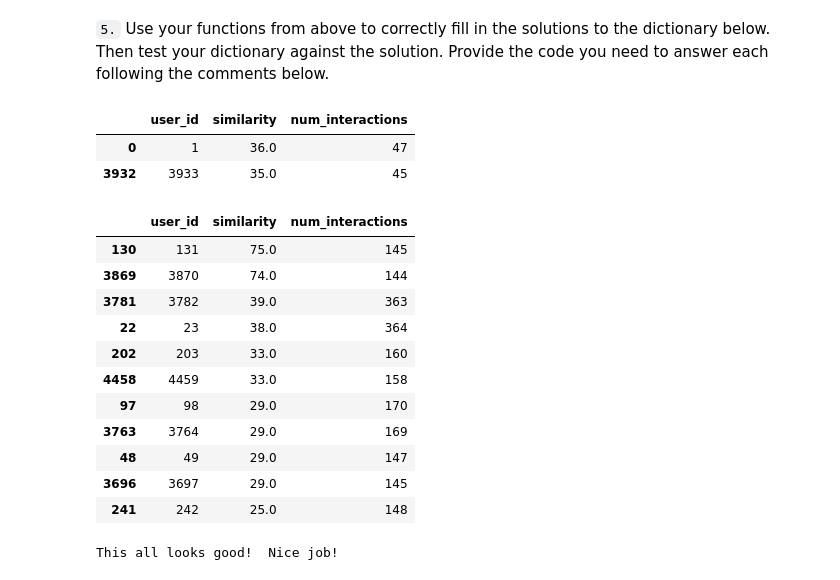
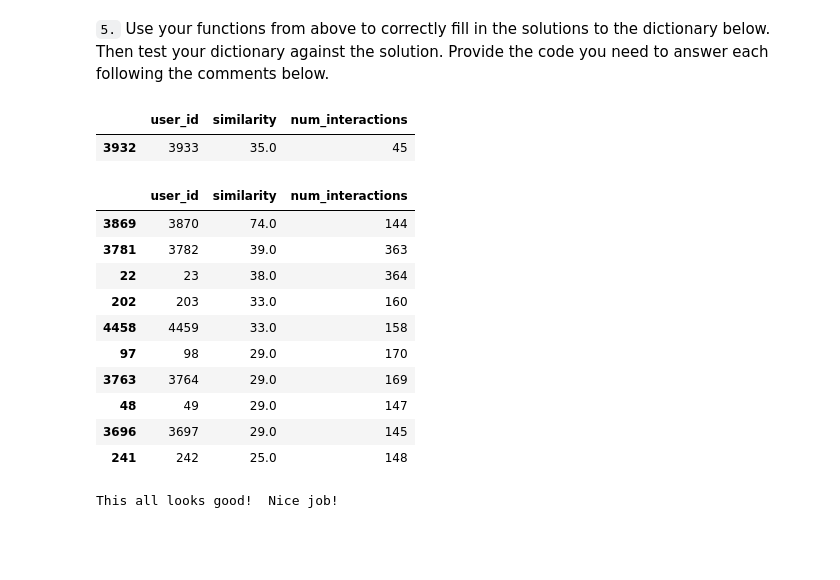
Before and after one commit to trhgvinh/udacity_NanodegreeDS_project3, a Jupyter notebook: Recommendations_with_IBM.ipynb, the cells around one changed output. Saved outputs shown, nothing was run; the diff lists cells and outputs as text; code cells hidden in the pictures; blank space fills up the shorter version.

```diff
--- a/Recommendations_with_IBM.ipynb
+++ b/Recommendations_with_IBM.ipynb
@@ -1478,6 +1494,7 @@ def get_top_sorted_users(user_id, df=df, user_item=user_item):
     neighbors_df = user_article_i.dot(user_item.transpose()).melt().sort_values(by = 'user_id', ascending = True)
     neighbors_df.columns = ['user_id', 'similarity']
     neighbors_df['num_interactions'] = df.groupby(['user_id']).size().tolist()
+    neighbors_df = neighbors_df[neighbors_df['user_id'] != user_id]
     neighbors_df = neighbors_df.sort_values(by = ['similarity','num_interactions'], ascending = False)
 
     return neighbors_df # Return the dataframe specified in the doc_string
@@ -1567,16 +1584,14 @@ The top 10 recommendations for user 20 are the following article names:
 # %% [markdown]
 `5.` Use your functions from above to correctly fill in the solutions to the dictionary below.  Then test your dictionary against the solution.  Provide the code you need to answer each following the comments below.
 # %%
-get_top_sorted_users(1, df, user_item).head(2)
+get_top_sorted_users(1, df, user_item).head(1)
 # %% [output]
 |  | user_id | similarity | num_interactions |
-| 0 | 1 | 36.0 | 47 |
 | 3932 | 3933 | 35.0 | 45 |
 # %%
-get_top_sorted_users(131, df, user_item).head(11)
+get_top_sorted_users(131, df, user_item).head(10)
 # %% [output]
 |  | user_id | similarity | num_interactions |
-| 130 | 131 | 75.0 | 145 |
 | 3869 | 3870 | 74.0 | 144 |
 | 3781 | 3782 | 39.0 | 363 |
 | 22 | 23 | 38.0 | 364 |
```
Also changed, not shown: parts of 19 cells of this notebook, 1 other file.
